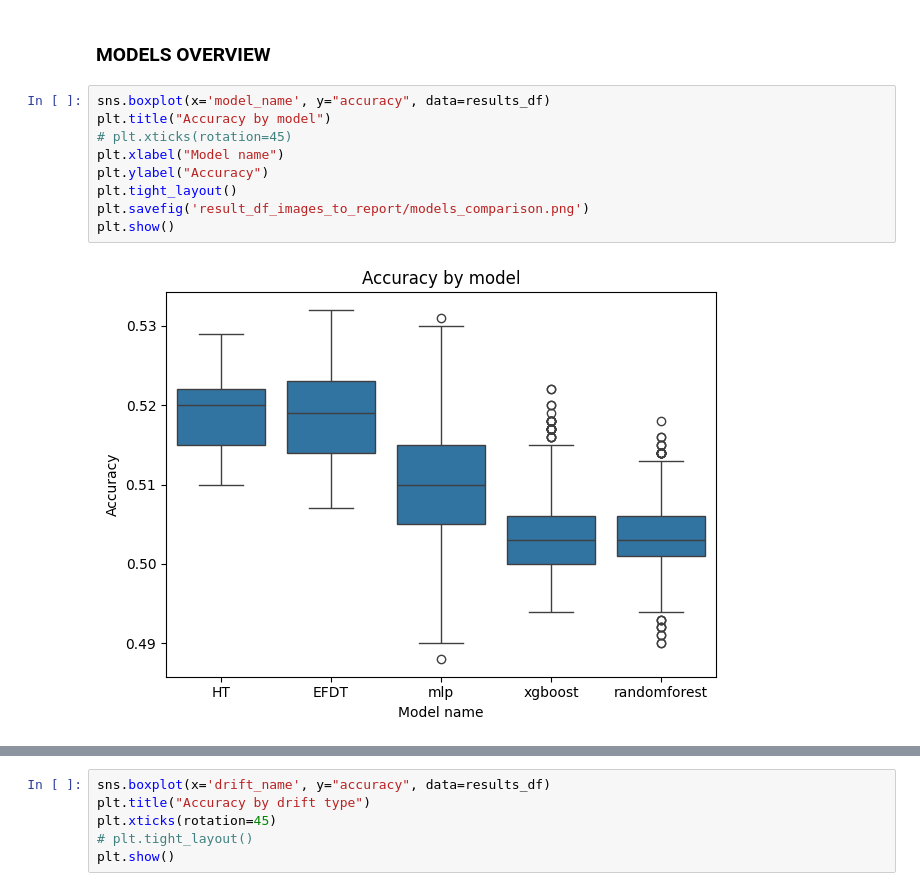
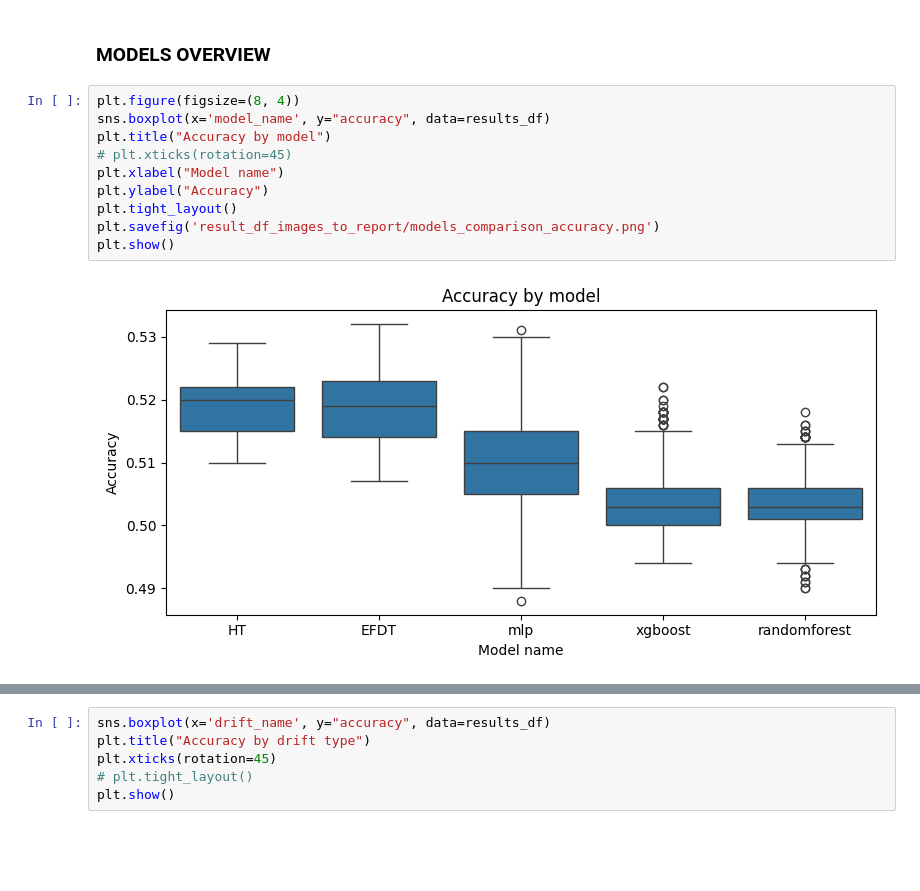
Before and after one commit to wiktorzakmateusz/data_stream_stocks, a Jupyter notebook: Stock_Data_Classification_results_analysis.ipynb, the cells around one changed output, grey strips where cells are left out. Drawn from its saved outputs; the diff is of its cells as text; blank space fills up the shorter version.

```diff
--- a/Stock_Data_Classification_results_analysis.ipynb
+++ b/Stock_Data_Classification_results_analysis.ipynb
@@ -35,13 +42,14 @@ group by model_name
 # %% [markdown]
 ### MODELS OVERVIEW
 # %%
+plt.figure(figsize=(8, 4))
 sns.boxplot(x='model_name', y="accuracy", data=results_df)
 plt.title("Accuracy by model")
 # plt.xticks(rotation=45)
 plt.xlabel("Model name")
 plt.ylabel("Accuracy")
 plt.tight_layout()
-plt.savefig('result_df_images_to_report/models_comparison.png')
+plt.savefig('result_df_images_to_report/models_comparison_accuracy.png')
 plt.show()
 # %% [output]
-[figure, old version]
+[figure, new version]
```
Also changed, not shown: parts of 6 cells of this notebook, 16 other files.
